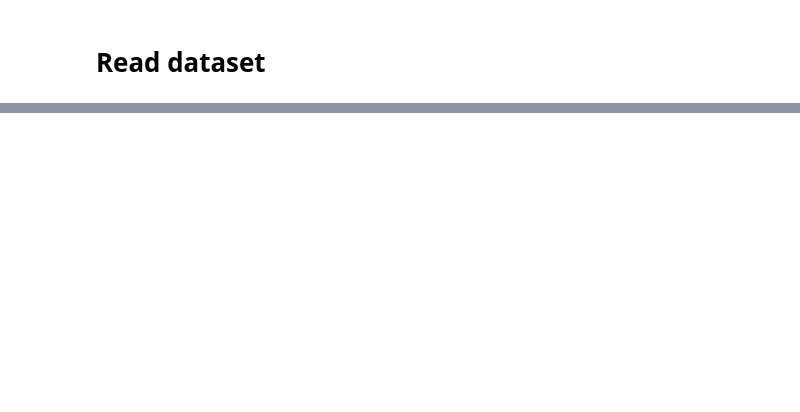
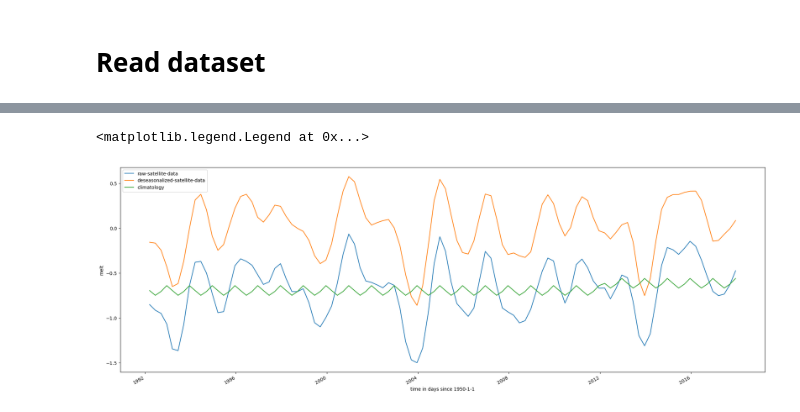
Before and after one commit to mshiv/AISLENS, a Jupyter notebook: notebooks/01-sm-AIS-basal-melt-modern-sat-observations-analysis.ipynb, the cells around one changed output, grey strips where cells are left out. Drawn from its saved outputs; the diff is of its cells as text; code cells hidden in the pictures; blank space fills up the shorter version.

```diff
--- a/notebooks/01-sm-AIS-basal-melt-modern-sat-observations-analysis.ipynb
+++ b/notebooks/01-sm-AIS-basal-melt-modern-sat-observations-analysis.ipynb
@@ -78,0 +120,13 @@ plt.show()
+# %%
+plt.figure(figsize=(25,8))
+obs23_melt_ts.plot(label='raw-satellite-data')
+obs23_melt_anm_ts.plot(label='deseasonalized-satellite-data')
+(obs23_melt_ts - obs23_melt_anm_ts).plot(label='climatology')
+#axs[1].plot(obs23_melt_ts)
+axs[1].set_xlabel('Time (years)')
+axs[1].set_title('Basal Melt Rate')
+
+plt.legend()
+# %% [output]
+<matplotlib.legend.Legend at 0x...>
+[figure, added]
```
Also changed, not shown: parts of 16 cells of this notebook, 2 other files.
